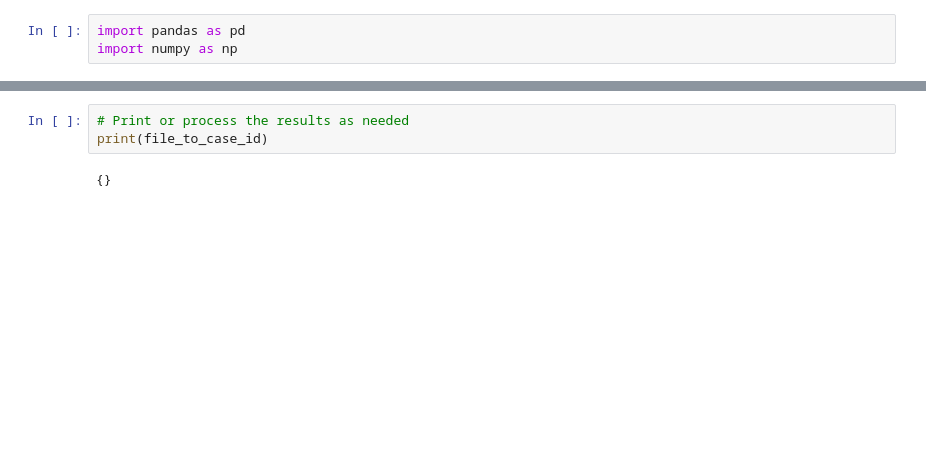
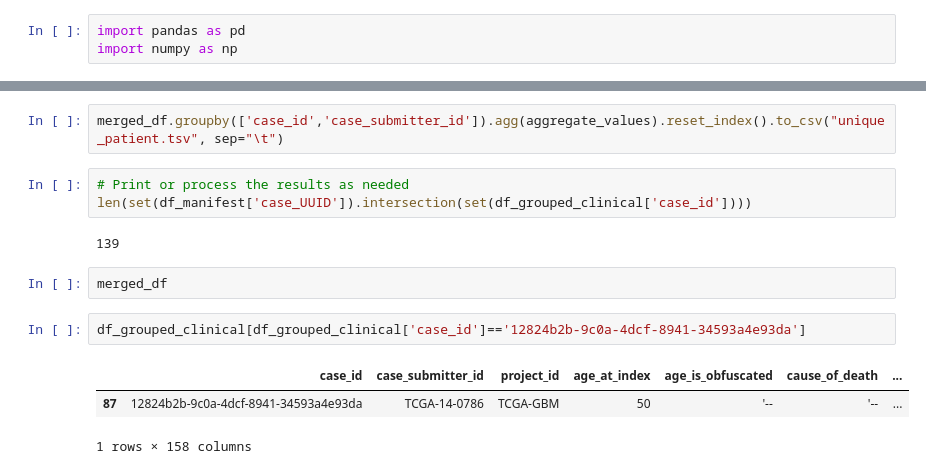
Before and after one commit to duttaprat/Postdoc, a Jupyter notebook: Genetic_variant/GDC/Brain/Postprocessing_after_DNABERT_result/combined_clinical_file.ipynb, the cells around one changed output, grey strips where cells are left out. Saved outputs shown, nothing was run; the diff lists cells and outputs as text; blank space fills up the shorter version.

```diff
--- a/Genetic_variant/GDC/Brain/Postprocessing_after_DNABERT_result/combined_clinical_file.ipynb
+++ b/Genetic_variant/GDC/Brain/Postprocessing_after_DNABERT_result/combined_clinical_file.ipynb
@@ -39,5 +118,15 @@ df_gdc_clinical
+# %%
+merged_df.groupby(['case_id','case_submitter_id']).agg(aggregate_values).reset_index().to_csv("unique_patient.tsv", sep="\t")
 # %%
 # Print or process the results as needed
-print(file_to_case_id)
+len(set(df_manifest['case_UUID']).intersection(set(df_grouped_clinical['case_id'])))
 # %% [output]
-{}
+139
+# %%
+merged_df
+# %%
+df_grouped_clinical[df_grouped_clinical['case_id']=='12824b2b-9c0a-4dcf-8941-34593a4e93da']
+# %% [output]
+|  | case_id | case_submitter_id | project_id | age_at_index | age_is_obfuscated | cause_of_death | ... |
+| 87 | 12824b2b-9c0a-4dcf-8941-34593a4e93da | TCGA-14-0786 | TCGA-GBM | 50 | '-- | '-- | ... |
+1 rows × 158 columns
```
Also changed, not shown: parts of 12 cells of this notebook, 21 other files.
